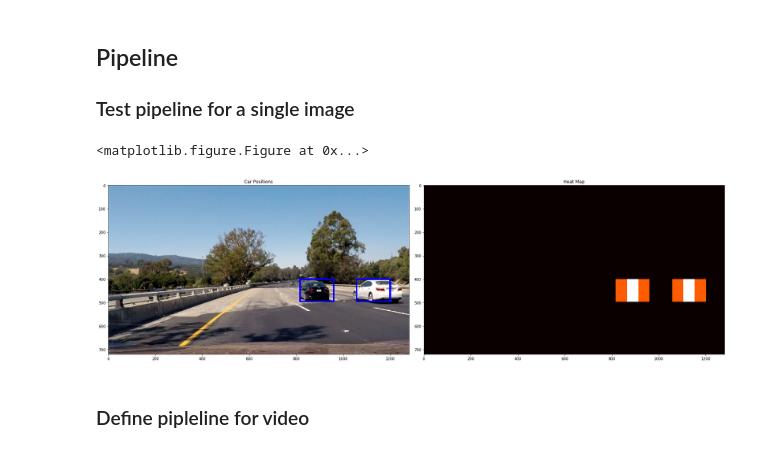
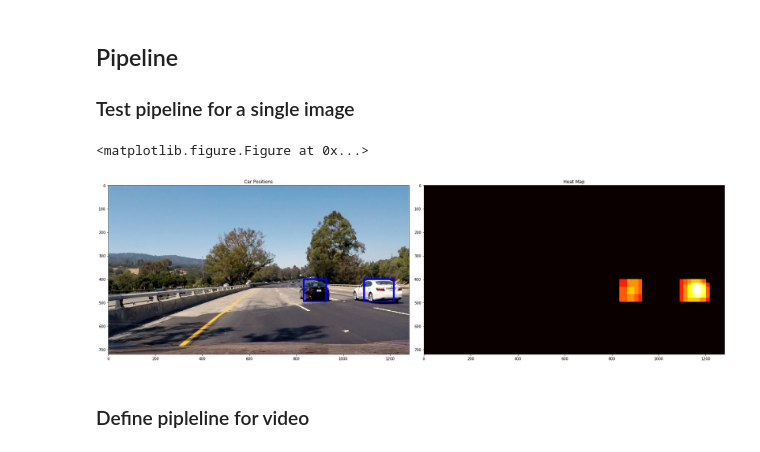
Before and after one commit to tkandala/CarND-Vehicle-Detection, a Jupyter notebook: Vehicle Detection.ipynb, the cells around one changed output. Saved outputs shown, nothing was run; the diff lists cells and outputs as text; code cells hidden in the pictures.

```diff
--- a/Vehicle Detection.ipynb
+++ b/Vehicle Detection.ipynb
@@ -293,7 +365,7 @@ hog_feat = True # HOG features on or off
 y_start_stop = [400, 656] # Min and max in y to search in slide_window()
 xy_window = (96,96)
 xy_overlap = (0.5, 0.5)
-scales = [1,1.5,2,2.5,3,3.5]
+scales = [1,1.5,2,2.5]
 # %% [markdown]
 ### Training the classifier
 
@@ -348,0 +436,3 @@ Test Accuracy of SVC =  0.9817
+# %%
+loaded_svc = pickle.load(open('finalized_model.sav', 'rb'))
+print(loaded_svc)
@@ -380,47 +487,44 @@ draw_image_windows = np.copy(image)
 
 image = image.astype(np.float32)/255
 
-windows = slide_window(image, x_start_stop=[None, None], y_start_stop=y_start_stop,
-                       xy_window=xy_window, xy_overlap=xy_overlap)
+# Load saved model
+loaded_svc = pickle.load(open('finalized_model.sav', 'rb'))
 
-slide_windows_image = draw_boxes(draw_image_windows, windows, color=(0, 0, 255), thick=3)
+# Find cars using multiple scales
+find_car_windows = []
+for scale in scales:
+    find_car_windows.extend(find_cars(image, y_start_stop[0], y_start_stop[1], scale, loaded_svc, X_scaler,
+                                orient, pix_per_cell, cell_per_block, spatial_size, hist_bins))
 
-hot_windows = search_windows(image, windows, svc, X_scaler, color_space=color_space,
-                             spatial_size=spatial_size, hist_bins=hist_bins, orient=orient,
-                             pix_per_cell=pix_per_cell, cell_per_block=cell_per_block,
-                             hog_channel=hog_channel, spatial_feat=spatial_feat,
-                             hist_feat=hist_feat, hog_feat=hog_feat)
-
-window_img = draw_boxes(draw_image, hot_windows, color=(0, 0, 255), thick=6)
+find_car_img = draw_boxes(draw_image, find_car_windows, color=(0, 0, 255), thick=3)
 
 #Add Heat
 heat = np.zeros_like(draw_image[:,:,0]).astype(np.float)
-heat = add_heat(heat, hot_windows)
-heat = apply_threshold(heat,0)
+heat = add_heat(heat, find_car_windows)
+heat = apply_threshold(heat,4)
 # Visualize the heatmap when displaying
 heatmap = np.clip(heat, 0, 255)
 # Find final boxes from heatmap using label function
 labels = label(heatmap)
 draw_image = draw_labeled_bboxes(draw_image, labels)
 
 #plt.imshow(window_img)
 #plt.show()
 
 plt.clf()
 fig, (ax1, ax2) = plt.subplots(1, 2, figsize=(24, 9))
 ax1.imshow(draw_image)
 ax1.set_title('Car Positions')
 ax2.imshow(heatmap, cmap='hot')
 ax2.set_title('Heat Map')
 fig.tight_layout()
 plt.savefig("./output_images/test4_plot.png")
 plt.show()
 
 mpimg.imsave('./output_images/test4_result.png', draw_image, format='png')
-mpimg.imsave('./output_images/slide_windows.png', slide_windows_image, format='png')
 # %% [output]
 <matplotlib.figure.Figure at 0x...>
-[figure, old version]
+[figure, new version]
 # %% [markdown]
 ### Define pipleline for video
 # %%
```
Also changed, not shown: parts of 9 cells of this notebook, 9 other files.
